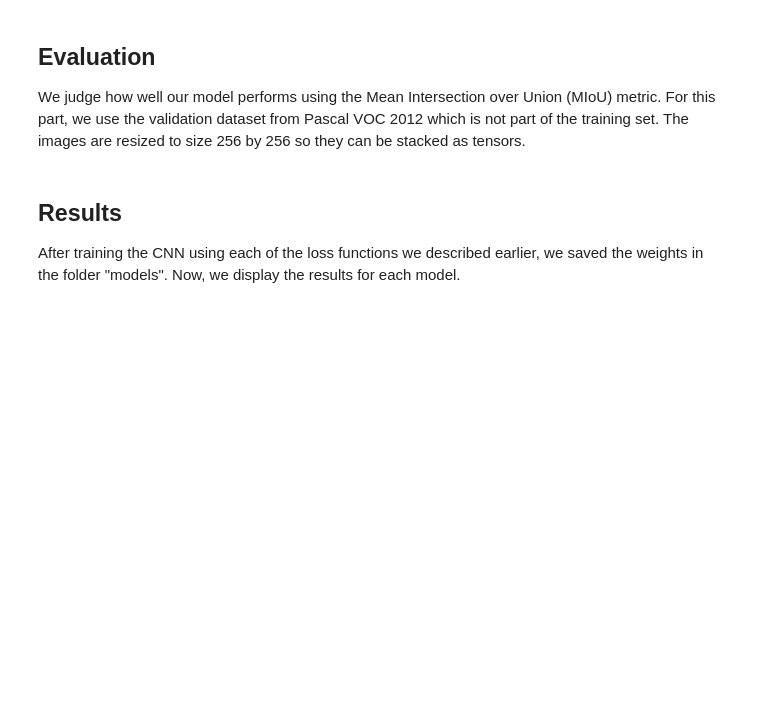
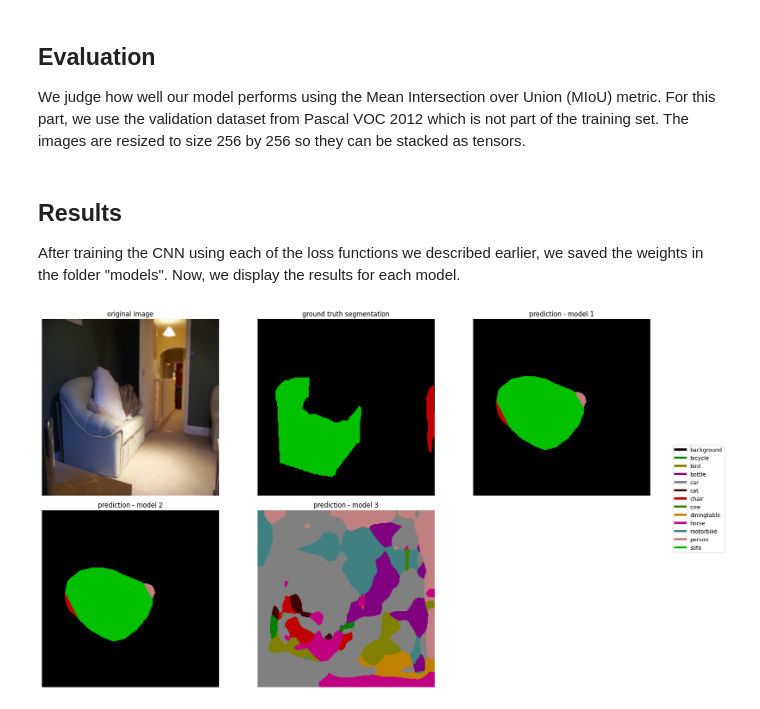
Before and after one commit to tofuuuuuuu/cs484-final-project, a Jupyter notebook: wsss.ipynb, the cells around one changed output. Saved outputs shown, nothing was run; the diff lists cells and outputs as text; code cells hidden in the pictures; blank space fills up the shorter version.

```diff
--- a/wsss.ipynb
+++ b/wsss.ipynb
@@ -915,12 +917,10 @@ val_loss3, val_miou3 = validate(val_loader, model3)
 print("Validation loss for model 3:", val_loss3)
 print("Validation MIoU for model 3:", val_miou3)
 # %%
-# ...existing code...
-# Visualize: original image, ground truth, and predictions from model1/2/3
-sample_idx = 2 # change as needed
+sample_idx = 10 # change to see different examples
 
-# Get a validation sample (has GT segmentation)
-img_t, gt_mask = val_data[sample_idx]   # img_t: normalized tensor (3,H,W), gt_mask: (H,W)
+# fetch ground truth mask
+img_t, gt_mask = val_data[sample_idx]
 input_t = img_t.unsqueeze(0).to(device)
 
 # Denormalize for display
@@ -961,35 +961,36 @@ ax.axis("off")
 ax = fig.add_subplot(2, 3, 3)
 ax.set_title("prediction - model 1")
 ax.imshow(colorize_mask(pred1))
 ax.axis("off")
 
 # 4) Prediction model 2
 ax = fig.add_subplot(2, 3, 4)
 ax.set_title("prediction - model 2")
 ax.imshow(colorize_mask(pred2))
 ax.axis("off")
 
 # 5) Prediction model 3
 ax = fig.add_subplot(2, 3, 5)
 ax.set_title("prediction - model 3")
 ax.imshow(colorize_mask(pred3))
 ax.axis("off")
 
-# Legend (same style as current)
+# legend for present classes
 from matplotlib.lines import Line2D
 all_labels = np.unique(np.concatenate([
     gt_np[gt_np != 255].ravel(), pred1.ravel(), pred2.ravel(), pred3.ravel()
 ]))
 legend_elements = [
     Line2D([0], [0], color=np.array(palette[label * 3:label * 3 + 3]) / 255, lw=4, label=VOC_CLASSES[label])
     for label in all_labels
     if 0 <= label < len(VOC_CLASSES)
 ]
 fig.legend(handles=legend_elements, loc="center right", bbox_to_anchor=(1.02, 0.5))
 
 plt.tight_layout(rect=[0, 0, 0.95, 1])
 plt.show()
-# ...existing code...
+# %% [output]
+[figure, added]
 # %%
 img_path = Path("images") / "sean.png"
 andrew = Image.open(img_path).convert("RGB")
```
Also changed, not shown: parts of 8 cells of this notebook.
